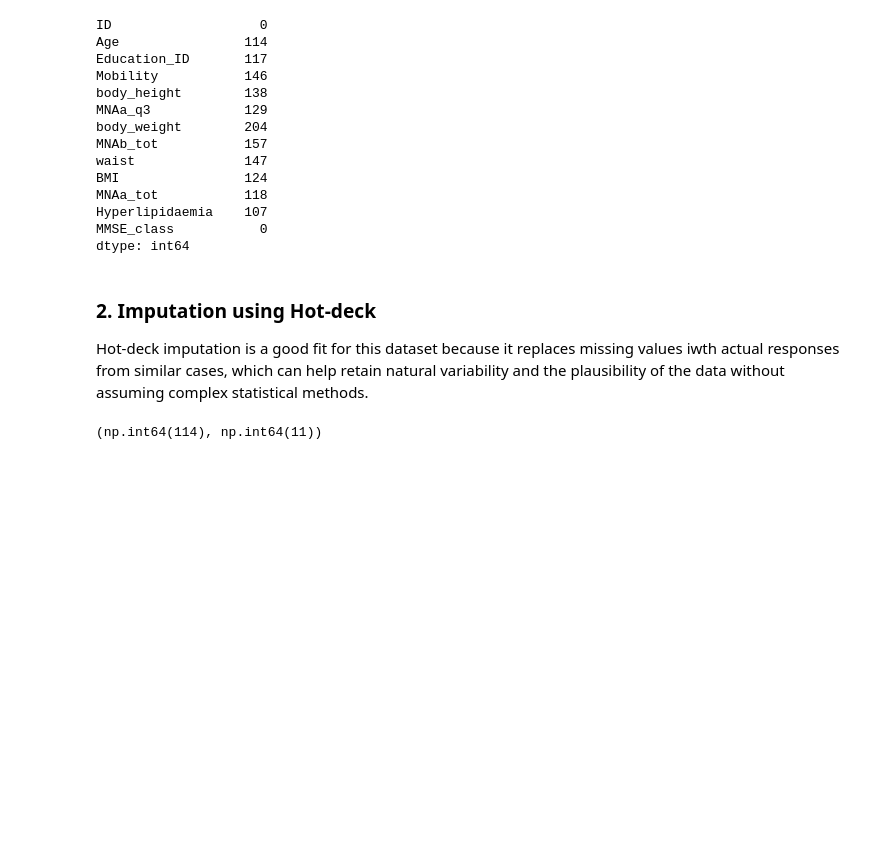
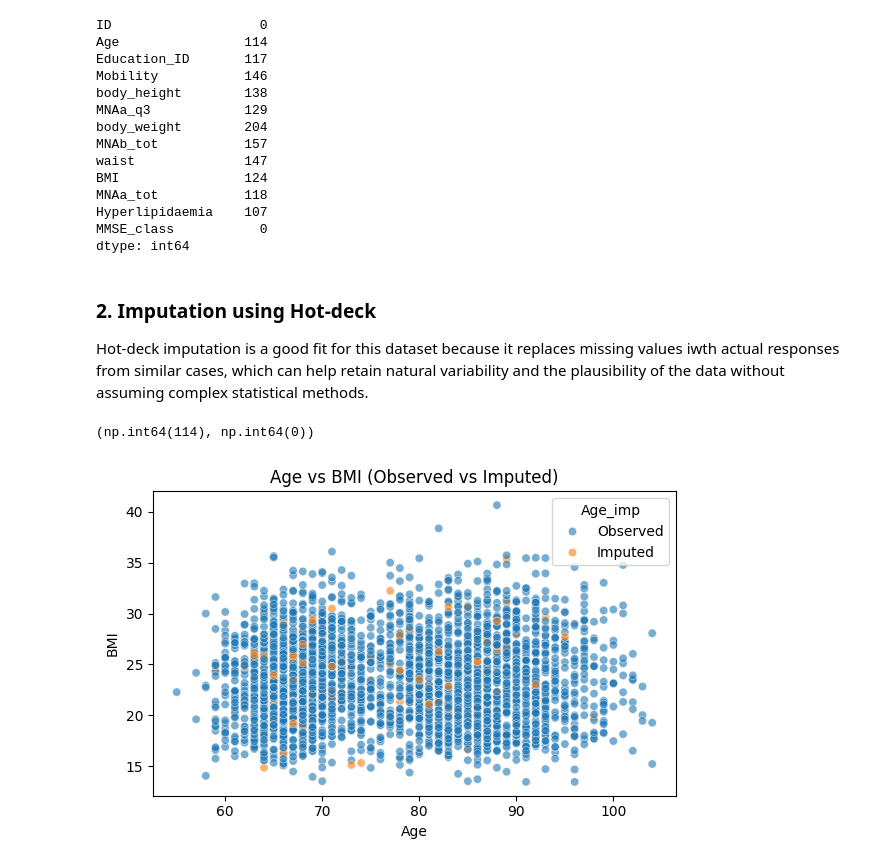
Before and after one commit to Sambidh/Dementia-Prediction-using-python, a Jupyter notebook: main.ipynb, the cells around one changed output. Cells and saved outputs as stored; diff of their text form; code cells hidden in the pictures; blank space fills up the shorter version.

```diff
--- a/main.ipynb
+++ b/main.ipynb
@@ -411,11 +411,42 @@ for idx, row in data_imputed[data_imputed["Age"].isna()].iterrows():
     ]
 
     for var in match_vars:
-        donors = donors[donors[var] == row[var]]
+        filtered = donors[donors[var] == row[var]]
+        if len(filtered) > 0:
+            donors = filtered
 
     if len(donors) > 0:
         data_imputed.at[idx, "Age"] = donors["Age"].sample(1).values[0]
 # %%
+# Verifying the imputation
 data["Age"].isna().sum(), data_imputed["Age"].isna().sum()
 # %% [output]
-(np.int64(114), np.int64(11))
+(np.int64(114), np.int64(0))
+# %%
+import pandas as pd
+import seaborn as sns
+import matplotlib.pyplot as plt
+
+# Create a copy
+plot_data = data_imputed.copy()
+
+# Flag which Age values were imputed
+plot_data["Age_imp"] = data["Age"].isna().map(
+    {True: "Imputed", False: "Observed"}
+)
+# %%
+plt.figure(figsize=(6, 4))
+
+sns.scatterplot(
+    data=plot_data,
+    x="Age",
+    y="BMI",
+    hue="Age_imp",
+    alpha=0.6
+)
+
+plt.title("Age vs BMI (Observed vs Imputed)")
+plt.tight_layout()
+plt.show()
+# %% [output]
+[figure, added]
```
